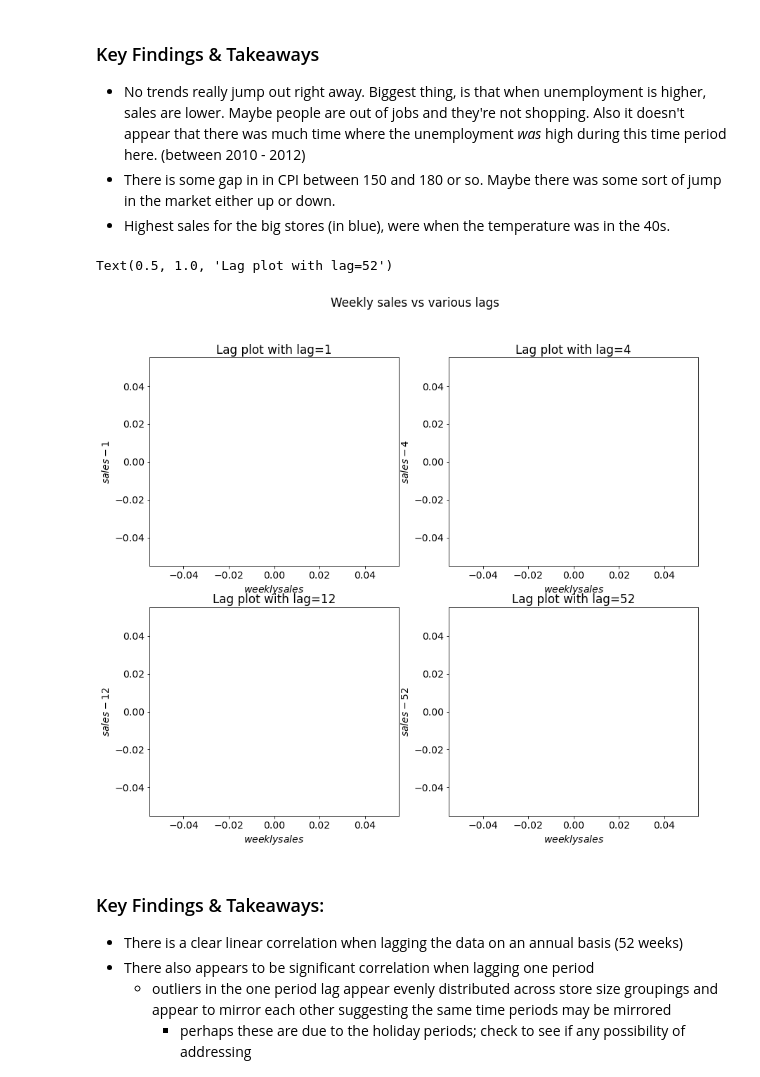
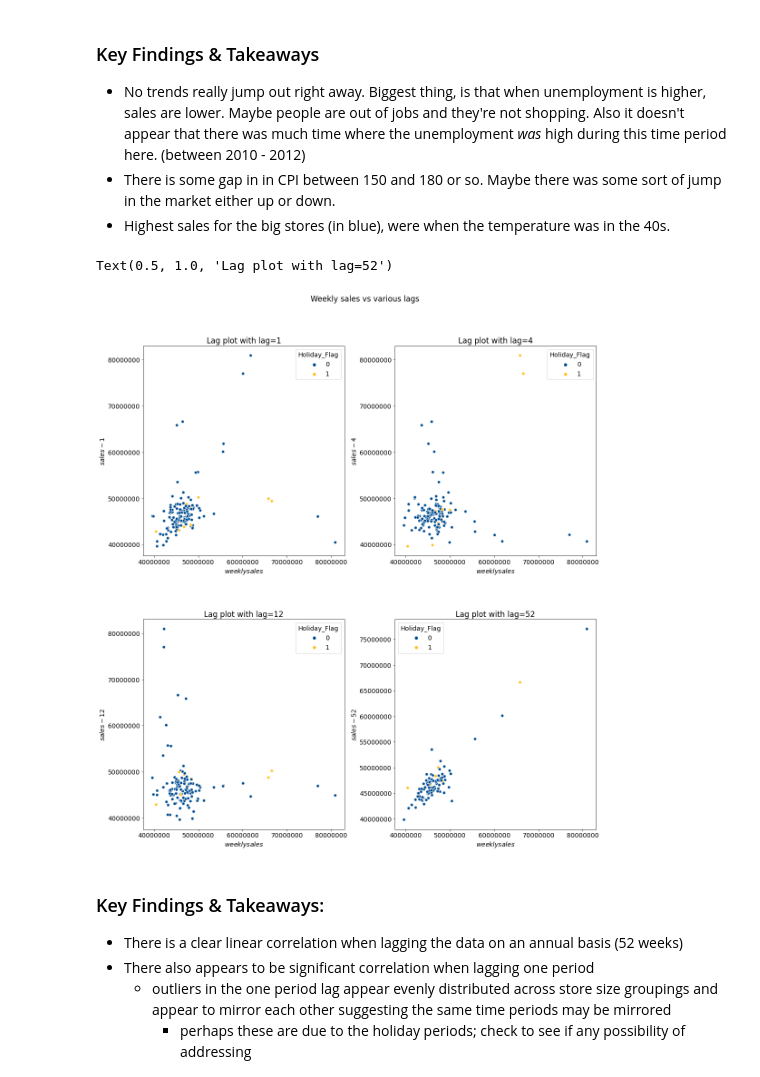
Before and after one commit to Attention-Walmart-Shoppers/capstone, a Jupyter notebook: final_notebook_draft.ipynb, the cells around one changed output. Saved outputs shown, nothing was run; the diff lists cells and outputs as text; code cells hidden in the pictures.

Commit message:
fix graph displays

```diff
--- a/final_notebook_draft.ipynb
+++ b/final_notebook_draft.ipynb
@@ -328,38 +346,54 @@ sns.pairplot(data = df_data[cols], hue = 'Type', corner=True)
 * No trends really jump out right away. Biggest thing, is that when unemployment is higher, sales are lower. Maybe people are out of jobs and they're not shopping. Also it doesn't appear that there was much time where the unemployment *was* high during this time period here. (between 2010 - 2012)
 * There is some gap in in CPI between 150 and 180 or so. Maybe there was some sort of jump in the market either up or down.
 * Highest sales for the big stores (in blue), were when the temperature was in the 40s.
+# %%
+# Data Prep for visualization
+df_data1= w.acquire_data()
+df_data1['Date']= pd.to_datetime(df_data1['Date'], dayfirst=True)
+df_data1 = df_data1.set_index('Date').sort_index()
 # %%
 # Various Target Lag plots
 
-fig = plt.figure(figsize=(14, 12))
+fig, ax = plt.subplots(2, 2)
 fig.suptitle('Weekly sales vs various lags')
+fig.tight_layout(h_pad = 2, w_pad = 4)
+fig.set_figheight(18)
+fig.set_figwidth(15)
+
 
 plt.subplot(2, 2, 1)
-sns.scatterplot(df_data1.groupby('Date').Weekly_Sales.agg('sum'), df_data1.groupby('Date').Weekly_Sales.agg('sum').shift(-1), hue=df_data1.Type)
+ax1 = sns.scatterplot(df_data1.groupby('Date').Weekly_Sales.agg('sum'), df_data1.groupby('Date').Weekly_Sales.agg('sum').shift(-1),
+                      hue=df_data1.Holiday_Flag)
 plt.xlabel('$weekly sales$')
 plt.ylabel('$sales - 1$')
-plt.title('Lag plot with lag=1')
+ax1.ticklabel_format(style = 'plain')
+ax1.set_title('Lag plot with lag=1')
 
 plt.subplot(2, 2, 2)
-sns.scatterplot(df_data1.groupby('Date').Weekly_Sales.agg('sum'), df_data1.groupby('Date').Weekly_Sales.agg('sum').shift(-4), hue=df_data1.Type)
+ax2 = sns.scatterplot(df_data1.groupby('Date').Weekly_Sales.agg('sum'), df_data1.groupby('Date').Weekly_Sales.agg('sum').shift(-4), hue=df_data1.Holiday_Flag)
 plt.xlabel('$weekly sales$')
 plt.ylabel('$sales - 4$')
-plt.title('Lag plot with lag=4')
+ax2.ticklabel_format(style = 'plain')
+ax2.set_title('Lag plot with lag=4')
 
 plt.subplot(2, 2, 3)
-sns.scatterplot(df_data1.groupby('Date').Weekly_Sales.agg('sum'), df_data1.groupby('Date').Weekly_Sales.agg('sum').shift(-12), hue=df_data1.Type)
+ax3= sns.scatterplot(df_data1.groupby('Date').Weekly_Sales.agg('sum'), df_data1.groupby('Date').Weekly_Sales.agg('sum').shift(-12), hue=df_data1.Holiday_Flag)
 plt.xlabel('$weekly sales$')
 plt.ylabel('$sales - 12$')
-plt.title('Lag plot with lag=12')
+ax3.ticklabel_format(style = 'plain')
+ax3.set_title('Lag plot with lag=12')
 
 plt.subplot(2, 2, 4)
-sns.scatterplot(df_data1.groupby('Date').Weekly_Sales.agg('sum'), df_data1.groupby('Date').Weekly_Sales.agg('sum').shift(-52), hue=df_data1.Type)
+ax4= sns.scatterplot(df_data1.groupby('Date').Weekly_Sales.agg('sum'), df_data1.groupby('Date').Weekly_Sales.agg('sum').shift(-52), hue=df_data1.Holiday_Flag)
 plt.xlabel('$weekly sales$')
 plt.ylabel('$sales - 52$')
-plt.title('Lag plot with lag=52')
+ax4.ticklabel_format(style = 'plain')
+ax4.set_title('Lag plot with lag=52')
+
+#plt.legend(labels = ['No Holiday', 'Holiday'])
 # %% [output]
 Text(0.5, 1.0, 'Lag plot with lag=52')
-[figure, old version]
+[figure, new version]
 # %% [markdown]
 ### Key Findings & Takeaways:
 * There is a clear linear correlation when lagging the data on an annual basis (52 weeks)
```
Also changed, not shown: parts of 2 cells of this notebook.
